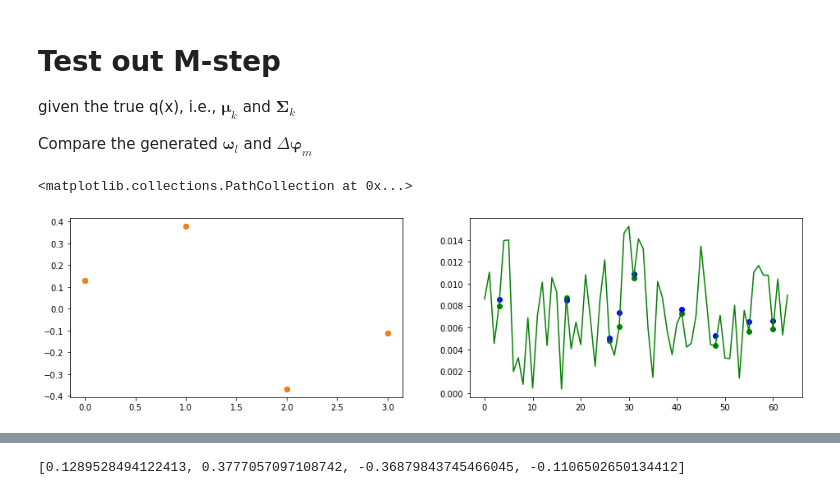
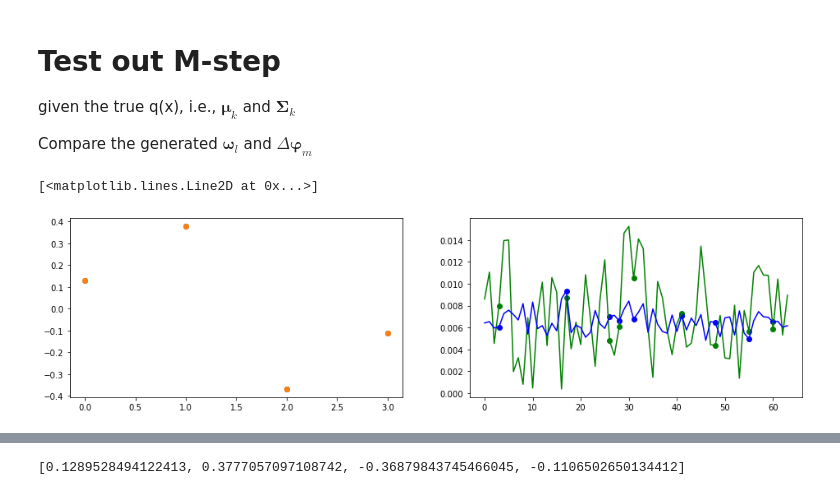
Before and after one commit to Brook1711/RIS-Angular-Domain, a Jupyter notebook: code_main/Alg.ipynb, the cells around one changed output, grey strips where cells are left out. Saved outputs shown, nothing was run; the diff lists cells and outputs as text; code cells hidden in the pictures.

```diff
--- a/code_main/Alg.ipynb
+++ b/code_main/Alg.ipynb
@@ -818,8 +818,8 @@ class M_step:
         self.kappa_klt = kappa_klt
         self.Omega_L = np.array([0.1289528494122413, 0.3777057097108742, -0.36879843745466045, -0.1106502650134412])
         # self.Omega_L = np.array([0.1289528494122413, 0.3777057097108742, -0.36879843745466045, -0.1106502650134412])
-        # self.Delta_varphi = np.ones(M)/(2*M)
-        self.Delta_varphi = Delta_varphi.copy()
+        self.Delta_varphi = np.ones(M)/(2*M)
+        # self.Delta_varphi = Delta_varphi.copy()
         self.U_M = DFT_matrix(M)
         self.D_M = generate_DM(M, self.Delta_varphi)
         # self.XK = Mu
@@ -942,7 +942,7 @@ M_step_instance = M_step(
     step_1 = 0.003,
     value_1= 0.003,
     # step_2 = 0.001,
-    step_2 = 0.0003,
+    step_2 = 0.001,
     value_2= 0.01
 )
 M_step_instance.update(
@@ -955,35 +955,37 @@ plt.scatter(np.array(range(L)), M_step_instance.Omega_L)
 plt.scatter(np.array(range(len(Omega_true_L))), Omega_true_L)
 plt.subplot(1,2,2)
 
 all_activate_support=[]
 for k in range(K):
     for m in range(M):
         if channel_support_for_all_users[k][m]:
             all_activate_support.append((m, 0))
 
 activate_Delta_varphi = []
 for m in range(M):
     if m in [tup[0] for tup in all_activate_support]:
         activate_Delta_varphi.append((m, M_step_instance.Delta_varphi[m], Delta_varphi[m]))
 
 plt.scatter([tup[0] for tup in activate_Delta_varphi], [tup[2] for tup in activate_Delta_varphi], color = 'g')
 
 plt.plot(np.array(range(M)), Delta_varphi, color = 'g')
 plt.scatter([tup[0] for tup in activate_Delta_varphi], [tup[1] for tup in activate_Delta_varphi], color = 'b')
+plt.plot(np.array(range(M)), M_step_instance.Delta_varphi, color = 'b')
+
 
 
 
 
 # plt.figure(figsize=(16,4))
 # x = np.linspace(-10,10, 100)
 # plt.plot(x, np.arctan(x) * 2 / np.pi)
 # plt.hist(M_step_instance.hist_data['omega'], bins = 20, density=True)
 # plt.hist(M_step_instance.hist_data['Delta_varphi'], bins = 20, density=True)
 # plt.legend(['arctan', 'omega', 'Delta_varphi'])
 # print(Omega_true_L)
 # %% [output]
-<matplotlib.collections.PathCollection at 0x...>
+[<matplotlib.lines.Line2D at 0x...>]
-[figure, old version]
+[figure, new version]
 # %%
 M_step_test_loop = 10
 for i in range(M_step_test_loop):
```
Also changed, not shown: parts of 1 cell of this notebook, 7 other files.
